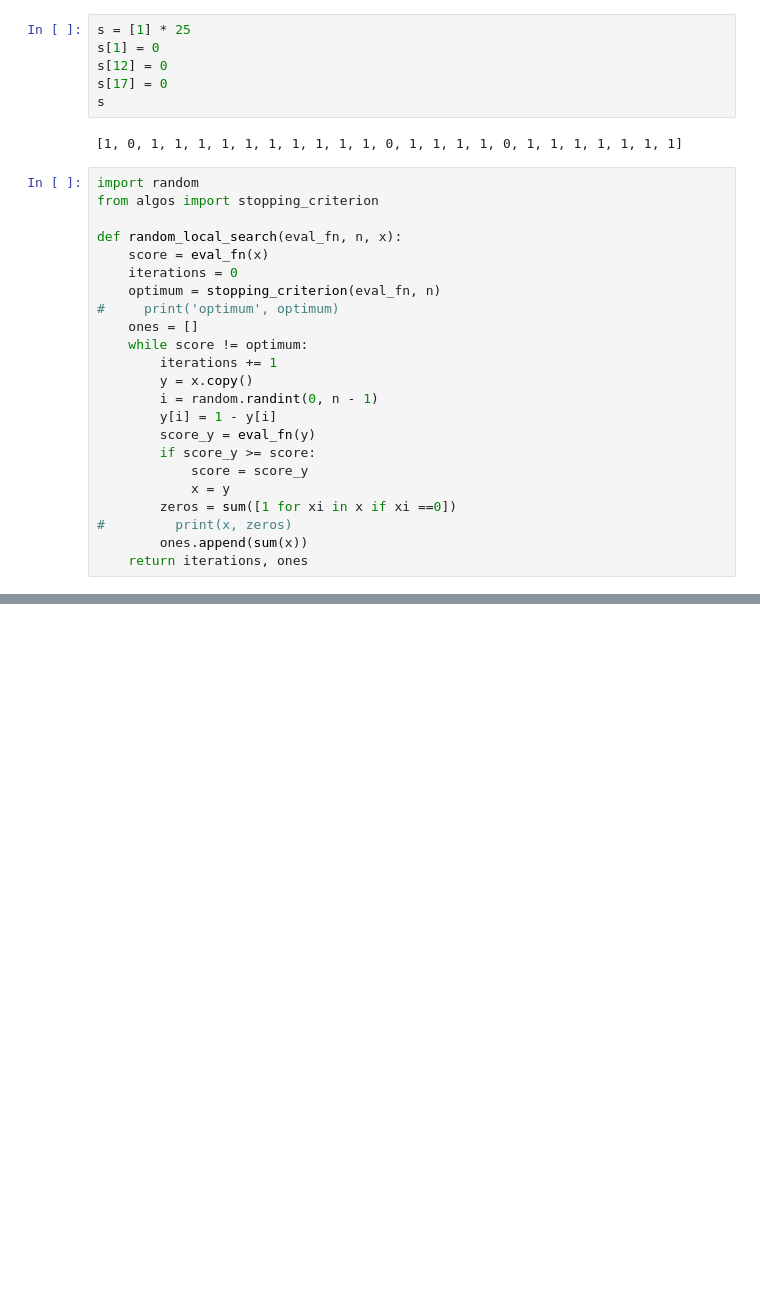
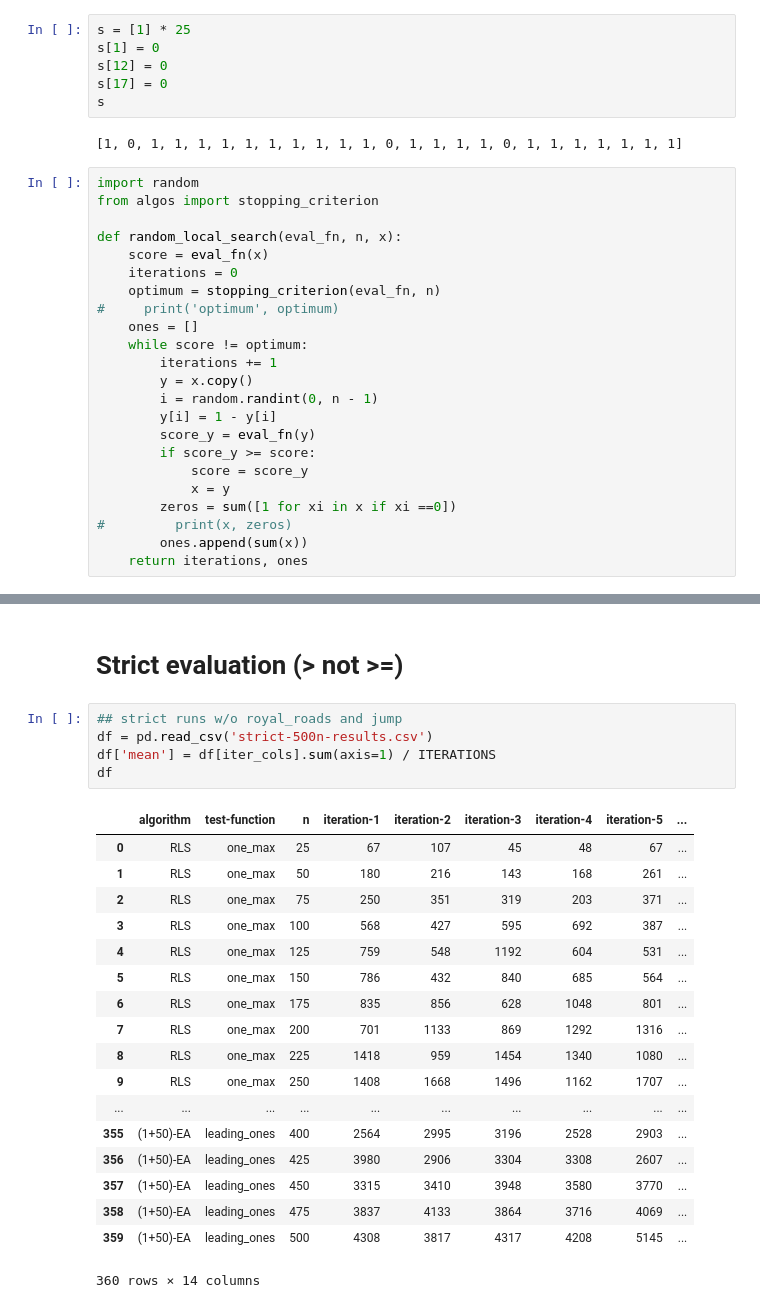
Before and after one commit to lawben/nature17, a Jupyter notebook: project1/analysis.ipynb, the cells around one changed output, grey strips where cells are left out. Saved outputs shown, nothing was run; the diff lists cells and outputs as text; blank space fills up the shorter version.

```diff
--- a/project1/analysis.ipynb
+++ b/project1/analysis.ipynb
@@ -173,0 +188,26 @@ fig.show()
+# %% [markdown]
+# Strict evaluation (> not >=)
+# %%
+## strict runs w/o royal_roads and jump
+df = pd.read_csv('strict-500n-results.csv')
+df['mean'] = df[iter_cols].sum(axis=1) / ITERATIONS
+df
+# %% [output]
+|  | algorithm | test-function | n | iteration-1 | iteration-2 | iteration-3 | iteration-4 | iteration-5 | ... |
+| 0 | RLS | one_max | 25 | 67 | 107 | 45 | 48 | 67 | ... |
+| 1 | RLS | one_max | 50 | 180 | 216 | 143 | 168 | 261 | ... |
+| 2 | RLS | one_max | 75 | 250 | 351 | 319 | 203 | 371 | ... |
+| 3 | RLS | one_max | 100 | 568 | 427 | 595 | 692 | 387 | ... |
+| 4 | RLS | one_max | 125 | 759 | 548 | 1192 | 604 | 531 | ... |
+| 5 | RLS | one_max | 150 | 786 | 432 | 840 | 685 | 564 | ... |
+| 6 | RLS | one_max | 175 | 835 | 856 | 628 | 1048 | 801 | ... |
+| 7 | RLS | one_max | 200 | 701 | 1133 | 869 | 1292 | 1316 | ... |
+| 8 | RLS | one_max | 225 | 1418 | 959 | 1454 | 1340 | 1080 | ... |
+| 9 | RLS | one_max | 250 | 1408 | 1668 | 1496 | 1162 | 1707 | ... |
+| ... | ... | ... | ... | ... | ... | ... | ... | ... | ... |
+| 355 | (1+50)-EA | leading_ones | 400 | 2564 | 2995 | 3196 | 2528 | 2903 | ... |
+| 356 | (1+50)-EA | leading_ones | 425 | 3980 | 2906 | 3304 | 3308 | 2607 | ... |
+| 357 | (1+50)-EA | leading_ones | 450 | 3315 | 3410 | 3948 | 3580 | 3770 | ... |
+| 358 | (1+50)-EA | leading_ones | 475 | 3837 | 4133 | 3864 | 3716 | 4069 | ... |
+| 359 | (1+50)-EA | leading_ones | 500 | 4308 | 3817 | 4317 | 4208 | 5145 | ... |
+360 rows × 14 columns
```
Also changed, not shown: parts of 7 cells of this notebook, 1 other file.
